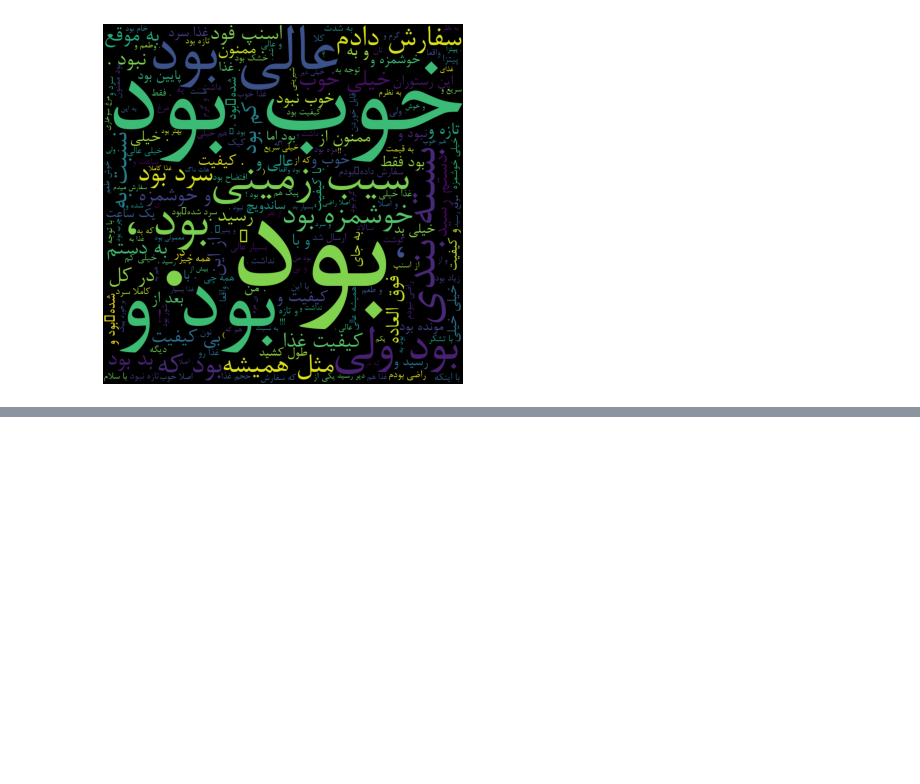
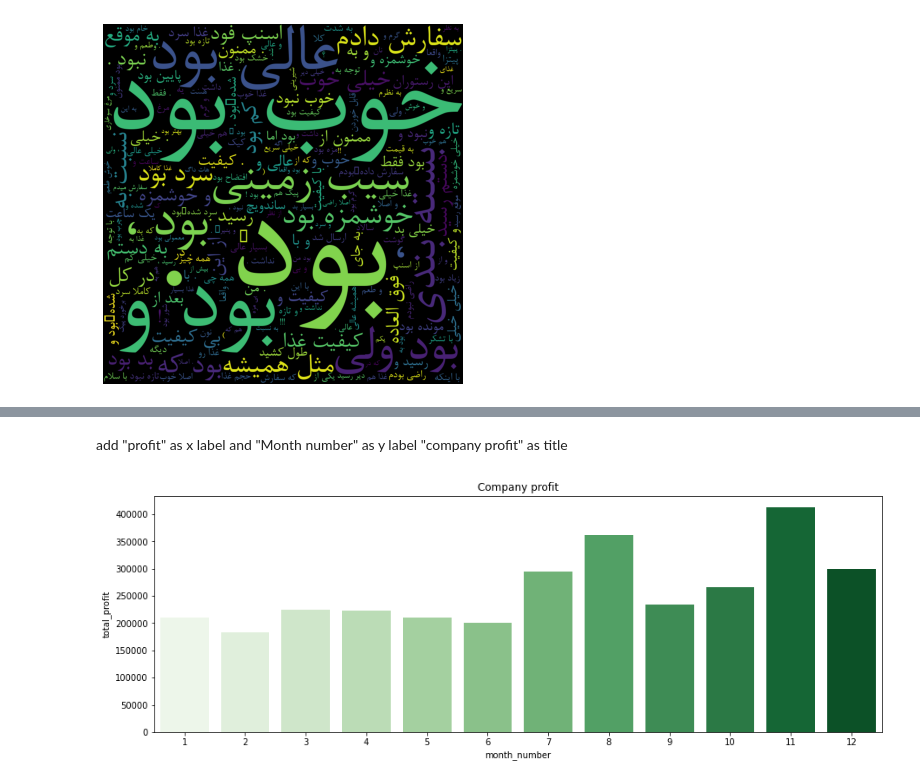
Before and after one commit to MapsaBootCamp/ML3_EXERCISE, a Jupyter notebook: Q3.ipynb, the cells around one changed output, grey strips where cells are left out. Saved outputs shown, nothing was run; the diff lists cells and outputs as text; code cells hidden in the pictures; blank space fills up the shorter version.

```diff
--- a/Q3.ipynb
+++ b/Q3.ipynb
@@ -95,0 +89,6 @@ sns.catplot(x="Sex",kind="count",data=df2)
+# %%
+import pandas as pd
+import numpy as np
+
+df2 = pd.read_csv('company_sales_data.csv')
+df2.head()
@@ -95,0 +102,12 @@ sns.catplot(x="Sex",kind="count",data=df2)
+# %% [markdown]
+add "profit" as x label and "Month number" as y label "company profit" as title
+# %%
+import seaborn as sns
+import matplotlib.pyplot as plt
+
+fig = plt.subplots(figsize = (15,5))
+sns.barplot(x=df2["month_number"], y=df2["total_profit"], color='Green', palette = "Greens")
+plt.title('Company profit')
+plt.show()
+# %% [output]
+[figure, added]
```
Also changed, not shown: parts of 10 cells of this notebook.
